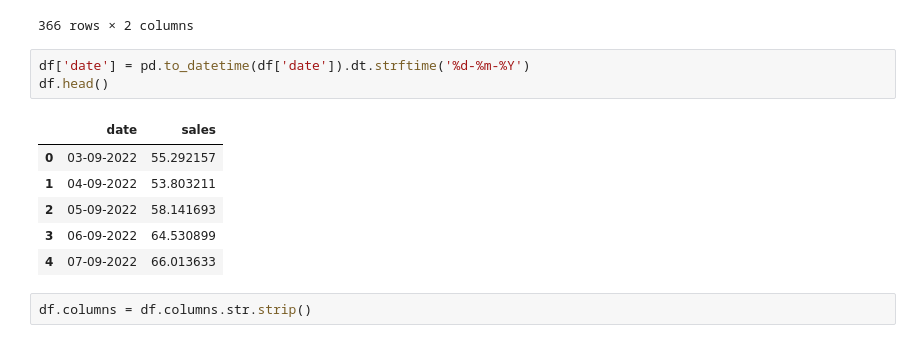
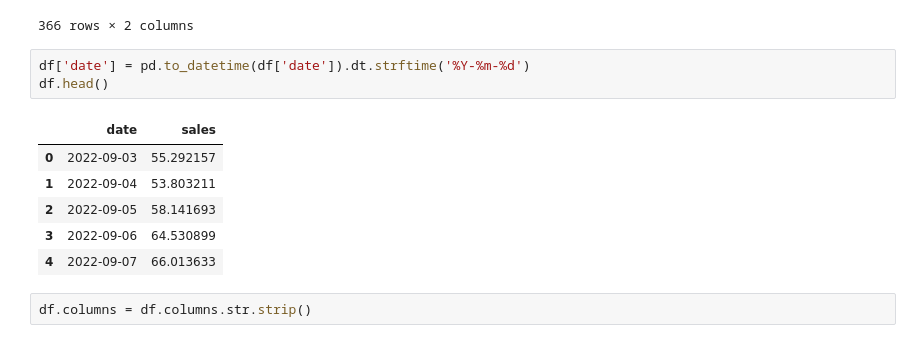
Before and after one commit to SamuelHollis/Time-series-1, a Jupyter notebook: src/explore.ipynb, the cells around one changed output. Cells and saved outputs as stored; diff of their text form.

```diff
--- a/src/explore.ipynb
+++ b/src/explore.ipynb
@@ -35,14 +35,14 @@ df
 | 365 | 2023-09-03 17:10:08.079328 | 1000.482785 |
 366 rows × 2 columns
 # %%
-df['date'] = pd.to_datetime(df['date']).dt.strftime('%d-%m-%Y')
+df['date'] = pd.to_datetime(df['date']).dt.strftime('%Y-%m-%d')
 df.head()
 # %% [output]
 |  | date | sales |
-| 0 | 03-09-2022 | 55.292157 |
-| 1 | 04-09-2022 | 53.803211 |
-| 2 | 05-09-2022 | 58.141693 |
-| 3 | 06-09-2022 | 64.530899 |
-| 4 | 07-09-2022 | 66.013633 |
+| 0 | 2022-09-03 | 55.292157 |
+| 1 | 2022-09-04 | 53.803211 |
+| 2 | 2022-09-05 | 58.141693 |
+| 3 | 2022-09-06 | 64.530899 |
+| 4 | 2022-09-07 | 66.013633 |
 # %%
 df.columns = df.columns.str.strip()
```
Also changed, not shown: parts of 20 cells of this notebook.
